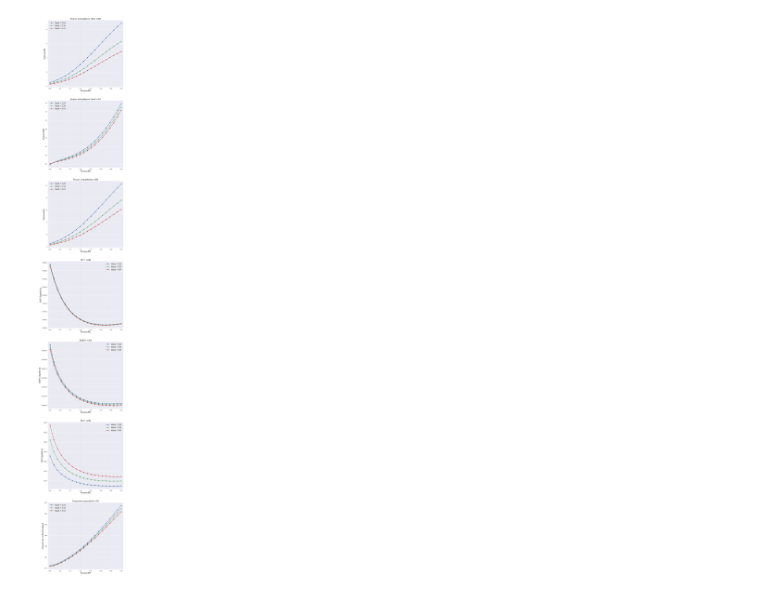
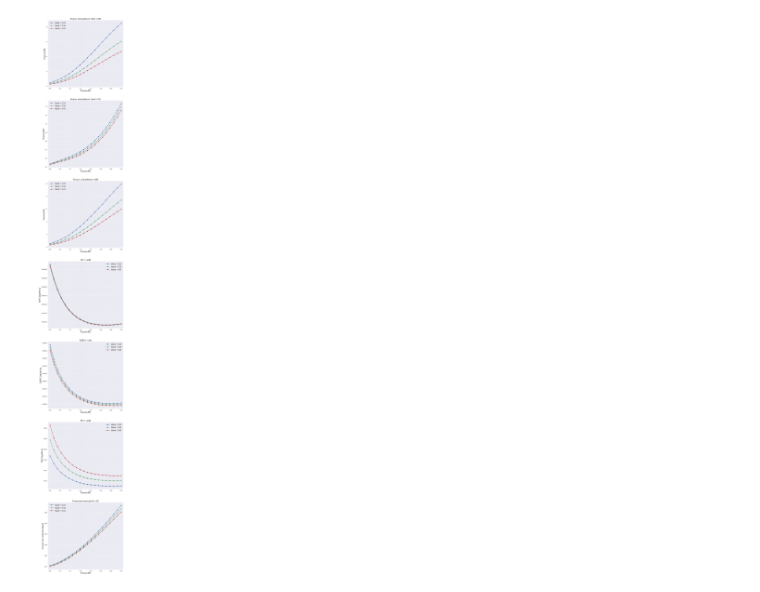
Before and after one commit to jonasdegrave/gas-turbine, a Jupyter notebook: questao4c.ipynb, the cells around one changed output. Saved outputs shown, nothing was run; the diff lists cells and outputs as text; code cells hidden in the pictures.

```diff
--- a/questao4c.ipynb
+++ b/questao4c.ipynb
@@ -31,7 +31,7 @@ values = {
     'cp_tls': 1.160,
     'cp_tl': 1.110,
     'r': 288.3,        # R médio m2/(s2.K)
-    'pr_tl': 2.5153,     # Razão de pressão da turbina livre
+    'pr_tl': 2.406,     # Razão de pressão da turbina livre
     'gearbox_power_ratio': 0.98,  # Razão de potência da gearbox
     'propeller_efficiency': 0.85, # Eficiência da hélice
     }
@@ -73,31 +73,31 @@ for i in (0.25, 0.35, 0.45):
     elif i==0.35:
 
         results2 = results
 
     elif i==0.45:
 
         results3 = results
 
 #plot dos graficos
 fontsize=14
 cols = 1
 rows= 7
 fig, ax = plt.subplots(nrows=rows, ncols=cols, figsize=(10,75))
 aux=0
 
 for i in range(0,rows):
 
     for j in range(0,cols):
 
         plt.sca(ax[i])
         plt.plot(results1.iloc[aux], marker='o', label="Mach = 0.25")
         plt.plot(results2.iloc[aux], marker='o', label="Mach = 0.35")
         plt.plot(results3.iloc[aux], marker='o', label="Mach = 0.45")
         plt.title(target_title[aux]+" vs N2", fontsize=fontsize)
         plt.xlabel('Rotação N2', fontsize=fontsize)
         plt.ylabel(target_ylabel[aux], fontsize=fontsize)
         plt.xlim([0.64,1.01])
         plt.legend(fontsize=fontsize)
         aux += 1
 # %% [output]
-[figure, old version]
+[figure, new version]
```
Also changed, not shown: 9 other files.
